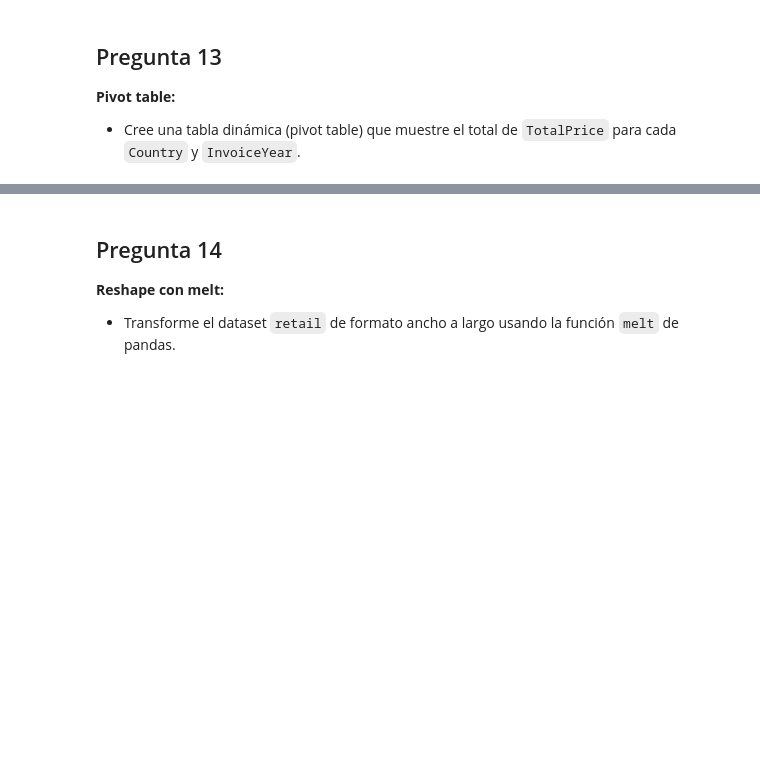
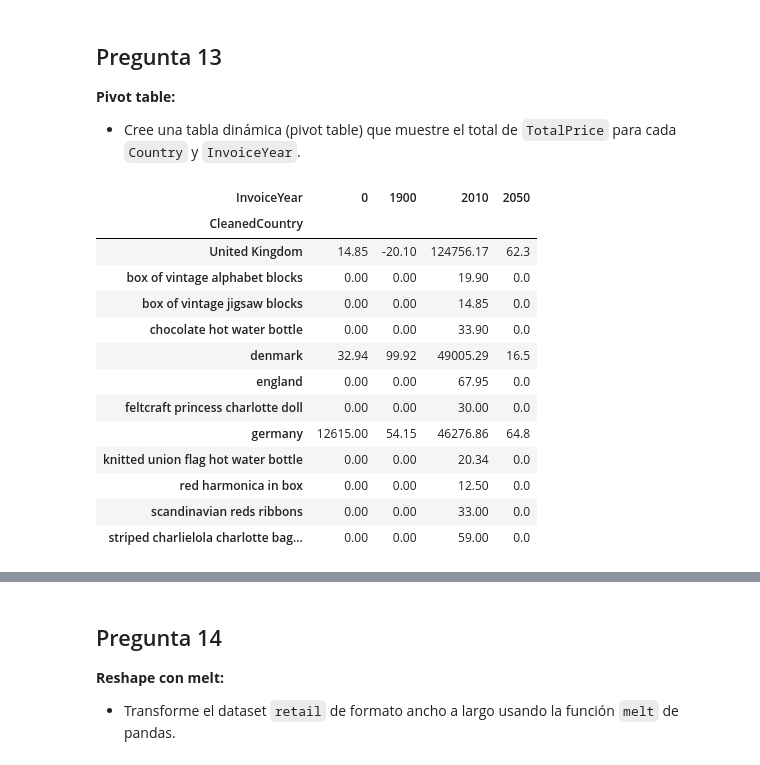
Before and after one commit to jdomdev/data-science-pandas, a Jupyter notebook: notebook/pract43-pd-final/pract43-pd-notebook.ipynb, the cells around one changed output, grey strips where cells are left out. Drawn from its saved outputs; the diff is of its cells as text; code cells hidden in the pictures; blank space fills up the shorter version.

Commit message:
[EN PROCESO] Práctrica 43 - Pandas final - Hasta parte 2 ej. 14

```diff
--- a/notebook/pract43-pd-final/pract43-pd-notebook.ipynb
+++ b/notebook/pract43-pd-final/pract43-pd-notebook.ipynb
@@ -357,0 +615,3 @@ exchange_rates_df.shape
+# %%
+# Identificación y eliminación de las filas duplicadas basadas en las columnas InvoiceNo y StockCode
+retail2_df = retail2_df.drop_duplicates(subset=['InvoiceNo', 'StockCode'])
@@ -361,0 +642,4 @@ exchange_rates_df.shape
+# %%
+# Reemplazar los valores negativos en la columna Quantity con 0
+retail2_df.loc[retail2_df['Quantity'] < 0, 'Quantity'] = 0
+retail2_df[20:21]
@@ -365,0 +665,4 @@ exchange_rates_df.shape
+# %%
+# Inserción de la nueva columna en una posición determinada
+retail2_df.insert(6, 'DiscountedPrice', (retail2_df['TotalPrice'] * 0.90))
+retail2_df.head()
@@ -377,3 +789,31 @@ exchange_rates_df.shape
 ## Pregunta 13
 **Pivot table:**
 - Cree una tabla dinámica (pivot table) que muestre el total de `TotalPrice` para cada `Country` y `InvoiceYear`.
+# %%
+# Crear una tabla dinámica con pandas
+pivot_table = retail2_df.pivot_table(
+    values='TotalPrice',          # La columna que deseas agregar en los valores mostrados
+    index='CleanedCountry',       # Las filas serán los países
+    columns='InvoiceYear',        # Las columnas serán los años de las facturas
+    aggfunc='sum',                # Función de agregación, en este caso suma
+    fill_value=0                  # Rellena con 0 si hay valores faltantes
+)
+
+# Mostrar la tabla dinámica
+#print(pivot_table)
+pivot_table
+# %% [output]
+| InvoiceYear | 0 | 1900 | 2010 | 2050 |
+| CleanedCountry |  |  |  |  |
+| United Kingdom | 14.85 | -20.10 | 124756.17 | 62.3 |
+| box of vintage alphabet blocks | 0.00 | 0.00 | 19.90 | 0.0 |
+| box of vintage jigsaw blocks | 0.00 | 0.00 | 14.85 | 0.0 |
+| chocolate hot water bottle | 0.00 | 0.00 | 33.90 | 0.0 |
+| denmark | 32.94 | 99.92 | 49005.29 | 16.5 |
+| england | 0.00 | 0.00 | 67.95 | 0.0 |
+| feltcraft princess charlotte doll | 0.00 | 0.00 | 30.00 | 0.0 |
+| germany | 12615.00 | 54.15 | 46276.86 | 64.8 |
+| knitted union flag hot water bottle | 0.00 | 0.00 | 20.34 | 0.0 |
+| red harmonica in box | 0.00 | 0.00 | 12.50 | 0.0 |
+| scandinavian reds ribbons | 0.00 | 0.00 | 33.00 | 0.0 |
+| striped charlielola charlotte bag... | 0.00 | 0.00 | 59.00 | 0.0 |
```
Also changed, not shown: parts of 36 cells of this notebook.
